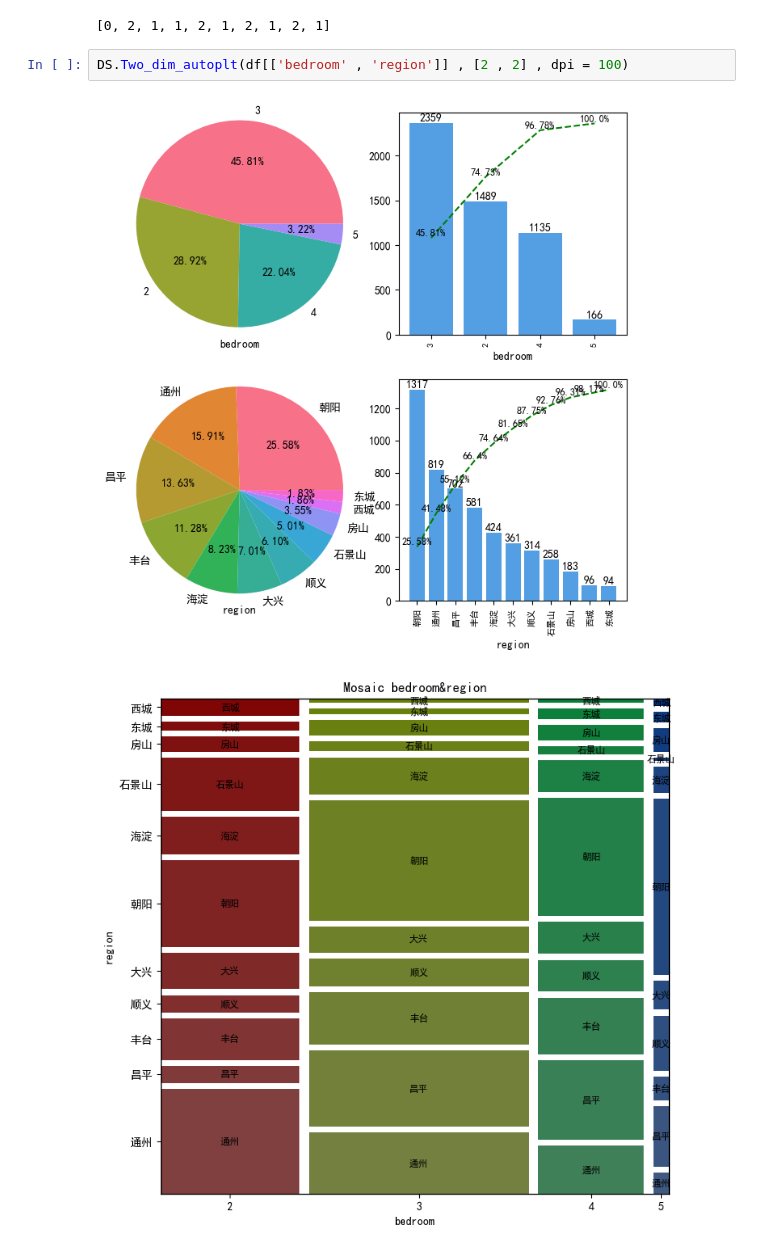
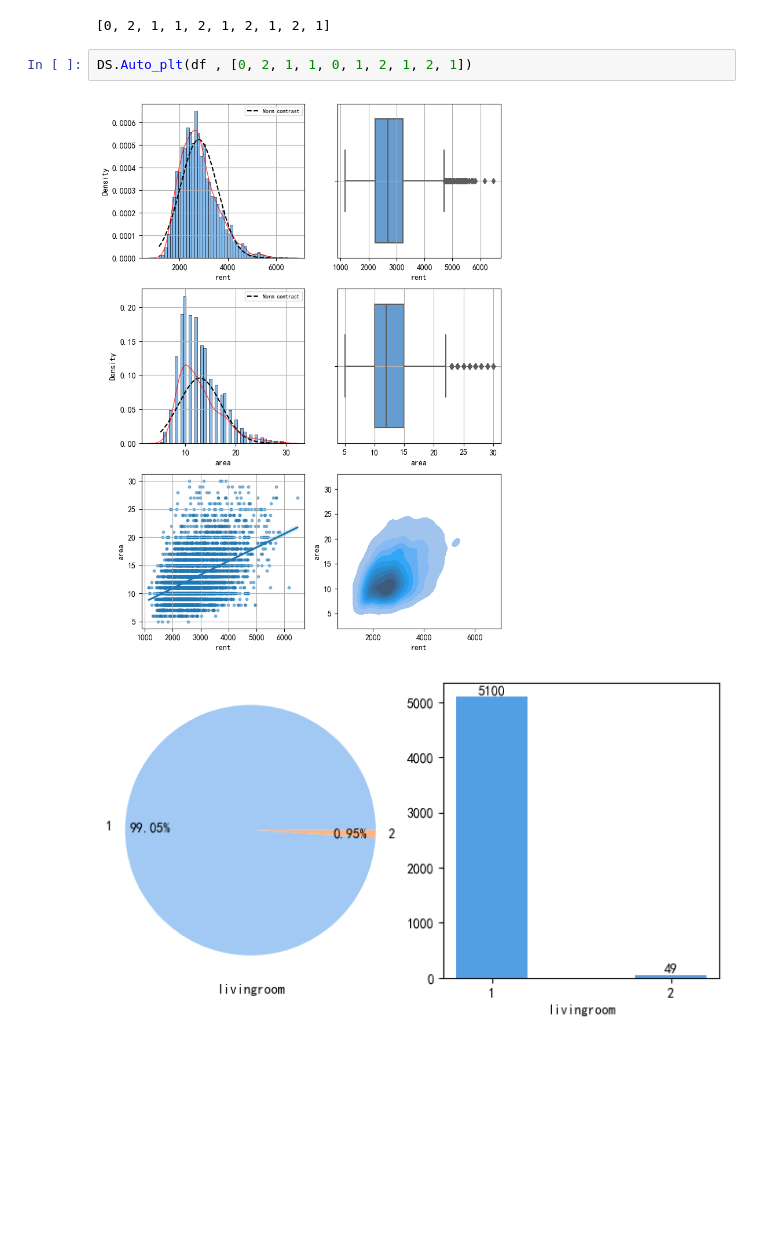
Before and after one commit to CiscoXY/DataAutomationAndPreviewBasedOnPython, a Jupyter notebook: 用北京房价测试.ipynb, the cells around one changed output. Cells and saved outputs as stored; diff of their text form; blank space fills up the shorter version.

```diff
--- a/用北京房价测试.ipynb
+++ b/用北京房价测试.ipynb
@@ -42,8 +42,8 @@ plt.show()
 DS.DataLabeling(df)
 # %% [output]
 [0, 2, 1, 1, 2, 1, 2, 1, 2, 1]
-# %%
-DS.Two_dim_autoplt(df[['bedroom' , 'region']] , [2 , 2] , dpi = 100)
-# %% [output]
-[figure, removed]
-[figure, removed]
+# %%
+DS.Auto_plt(df , [0, 2, 1, 1, 0, 1, 2, 1, 2, 1])
+# %% [output]
+[figure, added]
+[figure, added]
```
Also changed, not shown: parts of 3 cells of this notebook, 25 other files.
